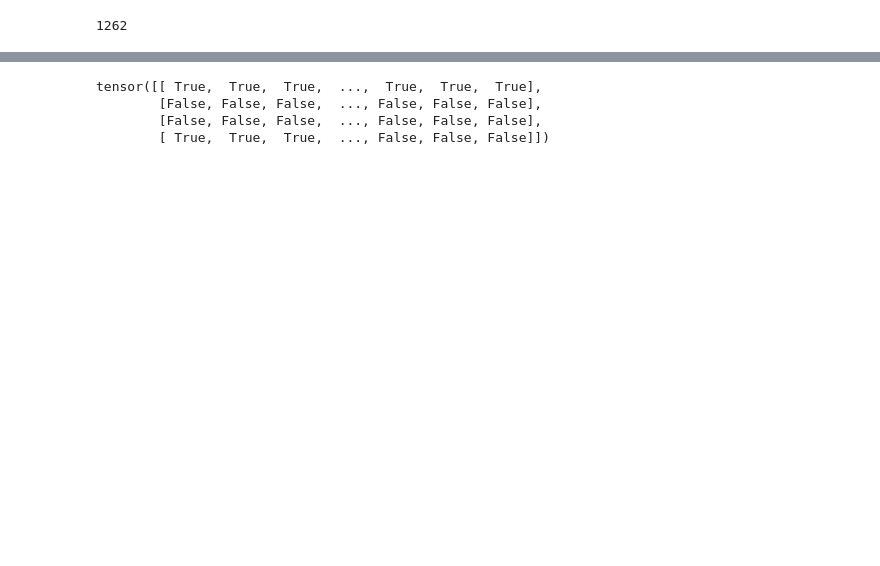
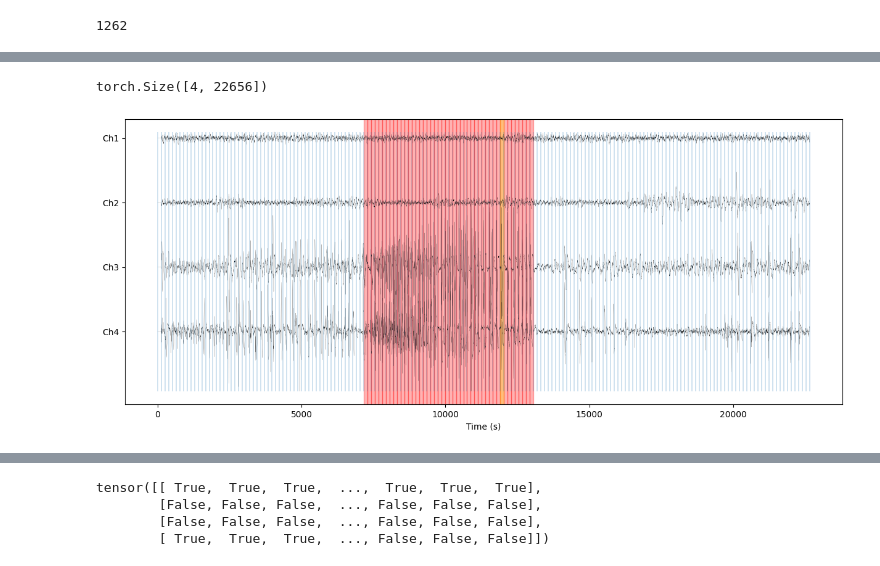
Before and after one commit to sirrus98/uni2ts, a Jupyter notebook: example/dataloader_test.ipynb, the cells around one changed output, grey strips where cells are left out. Saved outputs shown, nothing was run; the diff lists cells and outputs as text; code cells hidden in the pictures; blank space fills up the shorter version.

```diff
--- a/example/dataloader_test.ipynb
+++ b/example/dataloader_test.ipynb
@@ -152,5 +151,5 @@ plt.show()
 # %%
-model = EncoderModel(MoiraiModule.from_pretrained(f"Salesforce/moirai-1.1-R-small"))
+model = LightningWrapper(EncoderModel(MoiraiModule.from_pretrained(f"Salesforce/moirai-1.1-R-small")))
 # %%
 target, observed_mask, sample_id, time_id, variate_id, prediction_mask, patch_size = data_zip
 loc, scale = model.model.scaler(target, observed_mask * ~prediction_mask.unsqueeze(-1),
@@ -185,0 +176,4 @@ label torch.Size([4, 177])
+# %%
+import lightning as L
+trainer = L.Trainer(precision="16-mixed")
+trainer.fit(model=model, train_dataloaders=dataloader)
@@ -185,0 +203,2 @@ label torch.Size([4, 177])
+# %%
+predictions = trainer.predict(model,val_dataloader)
@@ -185,0 +244,42 @@ label torch.Size([4, 177])
+# %%
+
+rearrange(data_zip_list[8][0][0], '(s p) f -> s (p f)', s = 4)
+# %% [output]
+torch.Size([4, 22656])
+# %%
+def plot_data(dt, label, pred, patch_size = 128, dr=450):
+    n_samples, n_rows = dt.shape[0], dt.shape[1]
+    h, w = n_rows * 1.5, 15
+
+    y_tick_offsets = (np.arange(n_rows) * dr)[::-1]
+
+    plt.figure(figsize=(w, h))
+    ax = plt.axes()
+
+    eeg_data = dt.T + y_tick_offsets[:, np.newaxis]
+
+    plt.plot(eeg_data.T, 'k', linewidth=0.1)
+
+    plt.yticks(y_tick_offsets)
+    ax.set_yticklabels(["Ch1", "Ch2", "Ch3", "Ch4"])
+    plt.xlabel('Time (s)')
+
+    start_index = n_samples % patch_size
+    # Use numpy's arange and reshape to get the indices
+    indices = np.arange(start_index, n_samples+1, patch_size)
+
+    for i in range(1, len(label)):
+        if label[i] == 1:
+            plt.axvspan(indices[i-1], indices[i], np.min(eeg_data),np.max(eeg_data), color='red', alpha=0.3)
+
+    for i in range(1, len(pred)):
+        if pred[i] == 1:
+            plt.axvspan(indices[i-1], indices[i], np.min(eeg_data),np.max(eeg_data), color='gold', alpha=0.3)
+
+    plt.vlines(indices,np.min(eeg_data),np.max(eeg_data),linewidth=0.3)
+    plt.show()
+# %%
+id = 8
+plot_data(rearrange(data_zip_list[id][0][0], '(s p) f -> s (p f)', s = 4).numpy().T, target_list[id], output_list[id].argmax(1))
+# %% [output]
+[figure, added]
```
Also changed, not shown: parts of 31 cells of this notebook, 4 other files.
